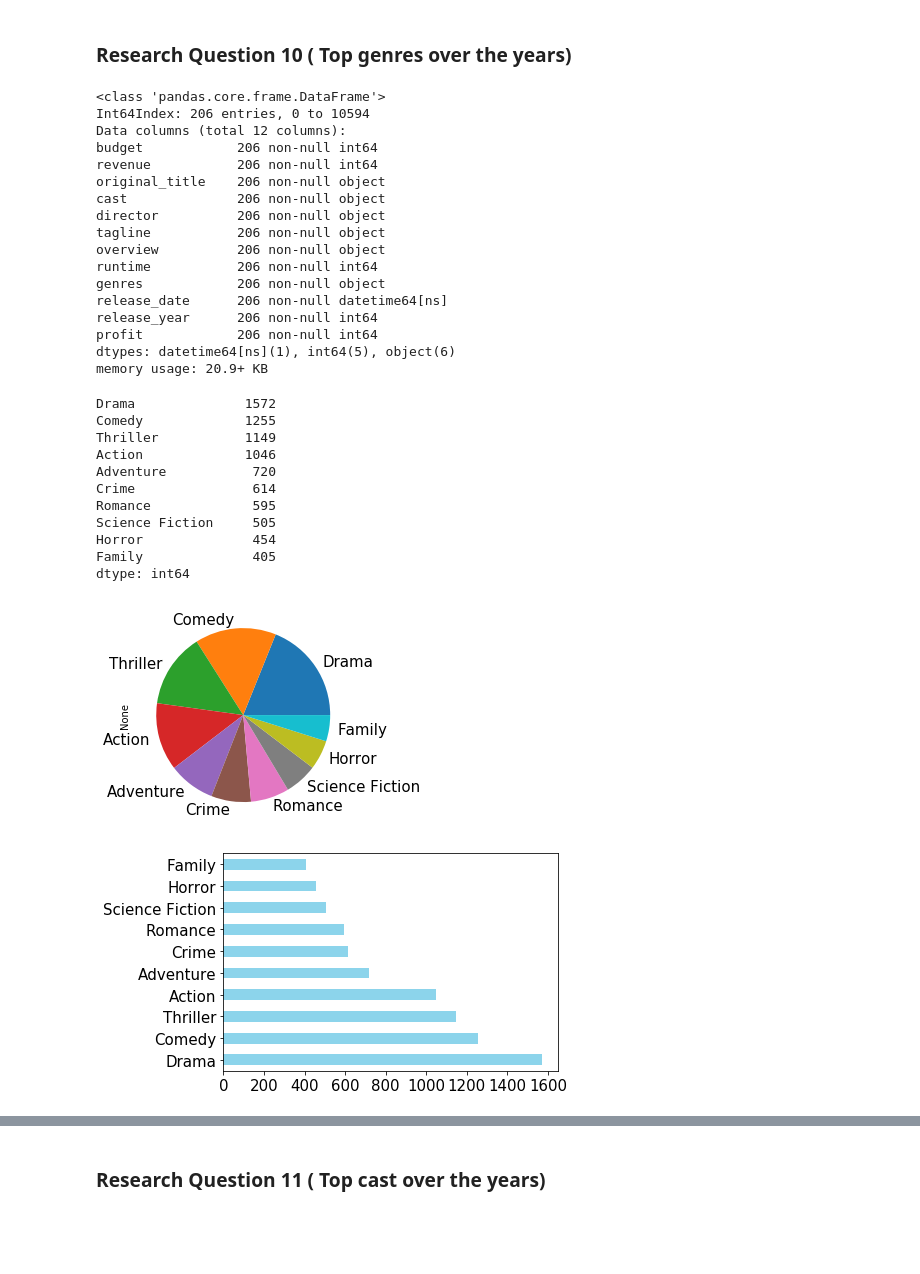
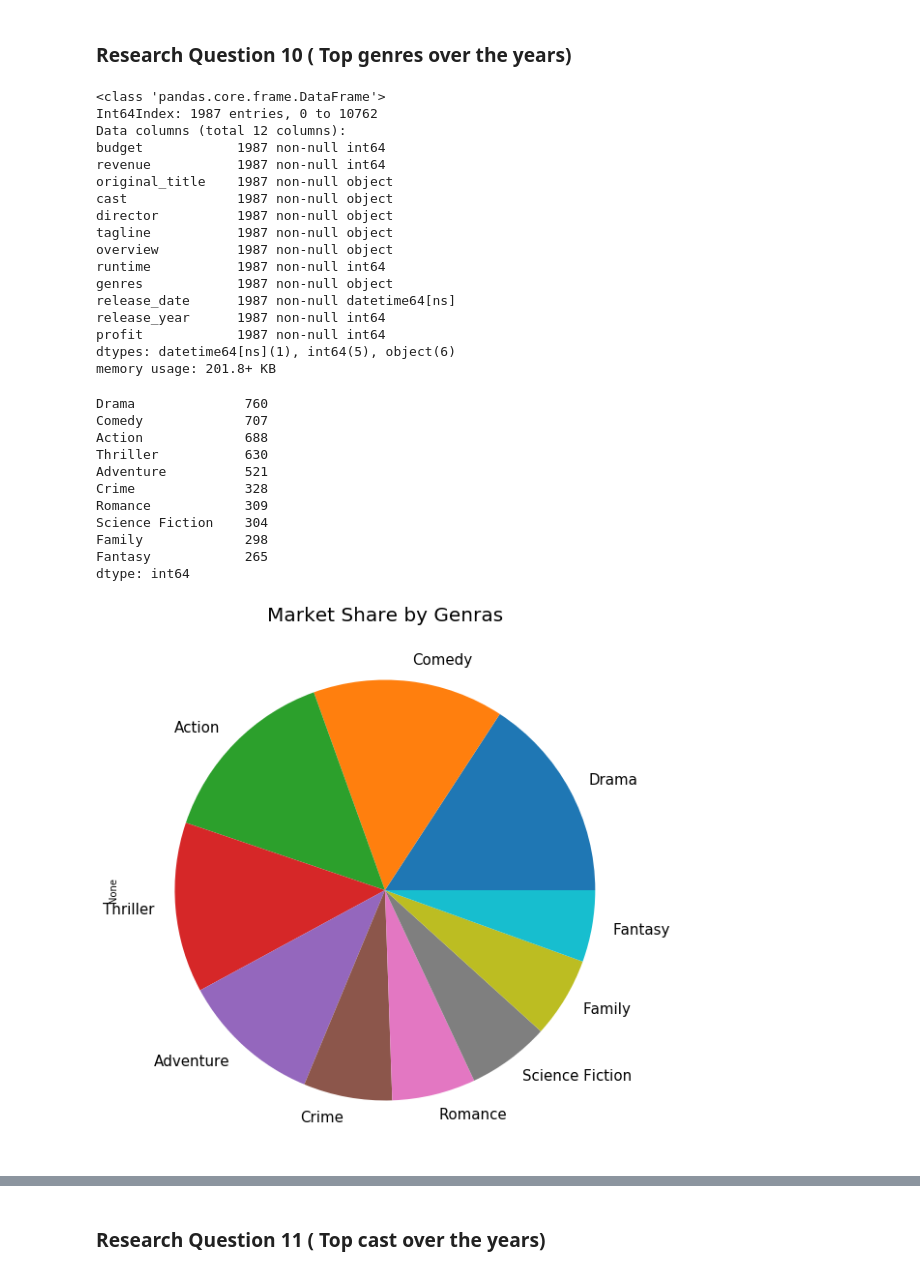
Before and after one commit to SamiAdham/TMDb-movie-data, a Jupyter notebook: investigate-a-dataset-[Sami Adham].ipynb, the cells around one changed output, grey strips where cells are left out. Saved outputs shown, nothing was run; the diff lists cells and outputs as text; code cells hidden in the pictures; blank space fills up the shorter version.

```diff
--- a/investigate-a-dataset-[Sami Adham].ipynb
+++ b/investigate-a-dataset-[Sami Adham].ipynb
@@ -395,28 +406,29 @@ clean_data=tmdb
 ### Research Question 10 ( Top genres over the years)
 # %%
 #We need to consider removing any movies revenue less than 40,000,000 $
-tmdb=tmdb[tmdb['revenue']>= 400000000]
-tmdb.info()
+clean_data=tmdb
+clean_data=tmdb[tmdb['revenue']>= 40000000]
+clean_data.info()
 # %% [output]
 <class 'pandas.core.frame.DataFrame'>
-Int64Index: 206 entries, 0 to 10594
+Int64Index: 1987 entries, 0 to 10762
 Data columns (total 12 columns):
-budget            206 non-null int64
-revenue           206 non-null int64
-original_title    206 non-null object
-cast              206 non-null object
-director          206 non-null object
-tagline           206 non-null object
-overview          206 non-null object
-runtime           206 non-null int64
-genres            206 non-null object
-release_date      206 non-null datetime64[ns]
-release_year      206 non-null int64
-profit            206 non-null int64
+budget            1987 non-null int64
+revenue           1987 non-null int64
+original_title    1987 non-null object
+cast              1987 non-null object
+director          1987 non-null object
+tagline           1987 non-null object
+overview          1987 non-null object
+runtime           1987 non-null int64
+genres            1987 non-null object
+release_date      1987 non-null datetime64[ns]
+release_year      1987 non-null int64
+profit            1987 non-null int64
 dtypes: datetime64[ns](1), int64(5), object(6)
-memory usage: 20.9+ KB
+memory usage: 201.8+ KB
 # %%
-#Most proftable Genra
+#Most proftable Genra and Top actors as well funtcion
 
 def most(x):
     data=clean_data[x].str.cat(sep='|')
@@ -425,26 +437,24 @@ def most(x):
 
     return count
 
+#recall the function for Genra
 mostgenras=most('genres').head(10)
 mostgenras
 # %% [output]
-Drama              1572
-Comedy             1255
-Thriller           1149
-Action             1046
-Adventure           720
-Crime               614
-Romance             595
-Science Fiction     505
-Horror              454
-Family              405
+Drama              760
+Comedy             707
+Action             688
+Thriller           630
+Adventure          521
+Crime              328
+Romance            309
+Science Fiction    304
+Family             298
+Fantasy            265
 dtype: int64
 # %%
-
+plt.figure(figsize=(10,10))
 genra_chart=mostgenras.plot.pie(fontsize=15)
+plt.title('Market Share by Genras',fontsize=20);
 # %% [output]
-[figure, old version]
+[figure, new version]
-# %%
-genra_chart=mostgenras.plot.barh(fontsize=15,color='#8cd4eb')
-# %% [output]
-[figure, removed]
```
Also changed, not shown: parts of 31 cells of this notebook, 1 other file.
